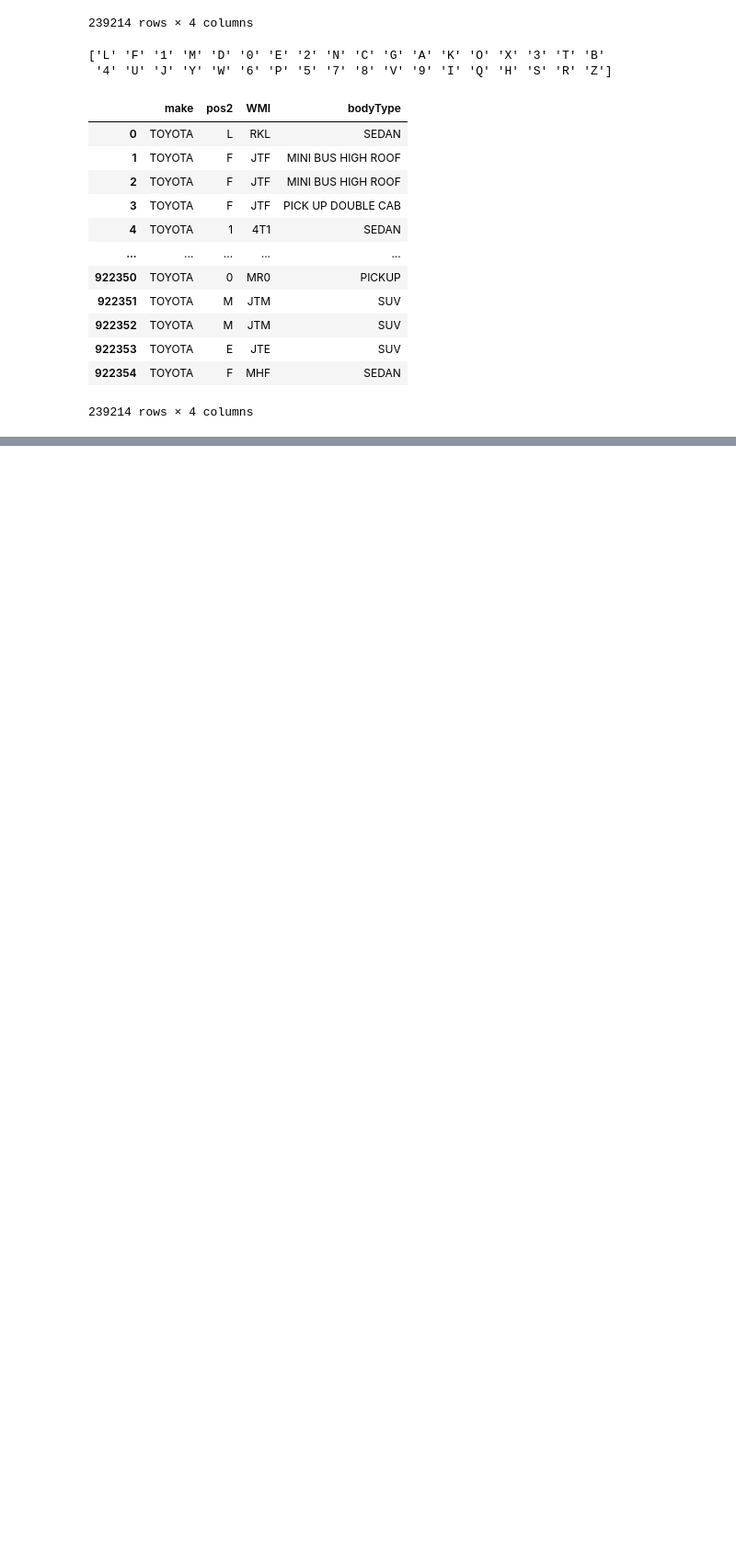
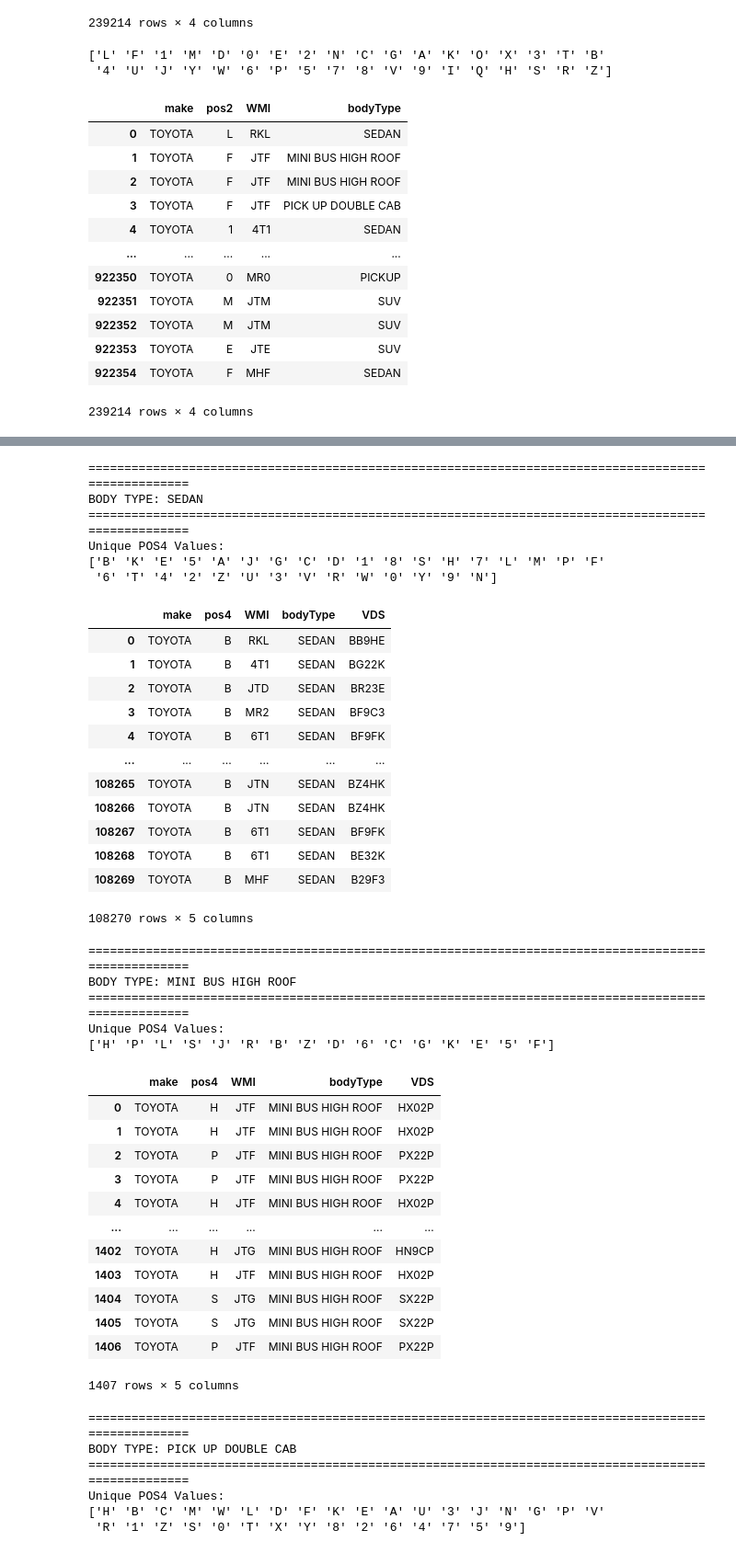
Before and after one commit to ManavKatrodiyaOpash/vin-sphere-python, a Jupyter notebook: Car_wise_analysis/toyota.ipynb, the cells around one changed output, grey strips where cells are left out. Shown at 92% size. Cells and saved outputs as stored; diff of their text form; code cells hidden in the pictures; blank space fills up the shorter version.

```diff
--- a/Car_wise_analysis/toyota.ipynb
+++ b/Car_wise_analysis/toyota.ipynb
@@ -89,6 +89,7 @@ data["WMI"] = data["chassisNumber"].str[0:3]
 data["pos0"] = data["chassisNumber"].str[0]
 data["pos1"] = data["chassisNumber"].str[1]
 data["pos2"] = data["chassisNumber"].str[2]
+data["VDS"] = data["chassisNumber"].str[3:8]
 data["pos4"] = data["chassisNumber"].str[3]
 data["pos5"] = data["chassisNumber"].str[4]
 data["pos6"] = data["chassisNumber"].str[5]
@@ -809,0 +807,62 @@ data[['make','pos4', 'WMI','model']]
+# %%
+from IPython.display import display
+
+for body_type in data['bodyType'].dropna().unique():
+
+    filtered_df = data.loc[
+        data['bodyType'] == body_type,
+        ['make', 'pos4', 'WMI', 'bodyType', 'VDS']
+    ].reset_index(drop=True)
+
+    print("\n" + "=" * 100)
+    print(f"BODY TYPE: {body_type}")
+    print("=" * 100)
+
+    print("Unique POS4 Values:")
+    print(filtered_df['pos4'].dropna().unique())
+
+    display(filtered_df)
+# %% [output]
+====================================================================================================
+BODY TYPE: SEDAN
+====================================================================================================
+Unique POS4 Values:
+['B' 'K' 'E' '5' 'A' 'J' 'G' 'C' 'D' '1' '8' 'S' 'H' '7' 'L' 'M' 'P' 'F'
+ '6' 'T' '4' '2' 'Z' 'U' '3' 'V' 'R' 'W' '0' 'Y' '9' 'N']
+|  | make | pos4 | WMI | bodyType | VDS |
+| 0 | TOYOTA | B | RKL | SEDAN | BB9HE |
+| 1 | TOYOTA | B | 4T1 | SEDAN | BG22K |
+| 2 | TOYOTA | B | JTD | SEDAN | BR23E |
+| 3 | TOYOTA | B | MR2 | SEDAN | BF9C3 |
+| 4 | TOYOTA | B | 6T1 | SEDAN | BF9FK |
+| ... | ... | ... | ... | ... | ... |
+| 108265 | TOYOTA | B | JTN | SEDAN | BZ4HK |
+| 108266 | TOYOTA | B | JTN | SEDAN | BZ4HK |
+| 108267 | TOYOTA | B | 6T1 | SEDAN | BF9FK |
+| 108268 | TOYOTA | B | 6T1 | SEDAN | BE32K |
+| 108269 | TOYOTA | B | MHF | SEDAN | B29F3 |
+108270 rows × 5 columns
+====================================================================================================
+BODY TYPE: MINI BUS HIGH ROOF
+====================================================================================================
+Unique POS4 Values:
+['H' 'P' 'L' 'S' 'J' 'R' 'B' 'Z' 'D' '6' 'C' 'G' 'K' 'E' '5' 'F']
+|  | make | pos4 | WMI | bodyType | VDS |
+| 0 | TOYOTA | H | JTF | MINI BUS HIGH ROOF | HX02P |
+| 1 | TOYOTA | H | JTF | MINI BUS HIGH ROOF | HX02P |
+| 2 | TOYOTA | P | JTF | MINI BUS HIGH ROOF | PX22P |
+| 3 | TOYOTA | P | JTF | MINI BUS HIGH ROOF | PX22P |
+| 4 | TOYOTA | H | JTF | MINI BUS HIGH ROOF | HX02P |
+| ... | ... | ... | ... | ... | ... |
+| 1402 | TOYOTA | H | JTG | MINI BUS HIGH ROOF | HN9CP |
+| 1403 | TOYOTA | H | JTF | MINI BUS HIGH ROOF | HX02P |
+| 1404 | TOYOTA | S | JTG | MINI BUS HIGH ROOF | SX22P |
+| 1405 | TOYOTA | S | JTG | MINI BUS HIGH ROOF | SX22P |
+| 1406 | TOYOTA | P | JTF | MINI BUS HIGH ROOF | PX22P |
+1407 rows × 5 columns
+====================================================================================================
+BODY TYPE: PICK UP DOUBLE CAB
+====================================================================================================
+Unique POS4 Values:
+['H' 'B' 'C' 'M' 'W' 'L' 'D' 'F' 'K' 'E' 'A' 'U' '3' 'J' 'N' 'G' 'P' 'V'
+ 'R' '1' 'Z' 'S' '0' 'T' 'X' 'Y' '8' '2' '6' '4' '7' '5' '9']
```
Also changed, not shown: parts of 8 cells of this notebook.
